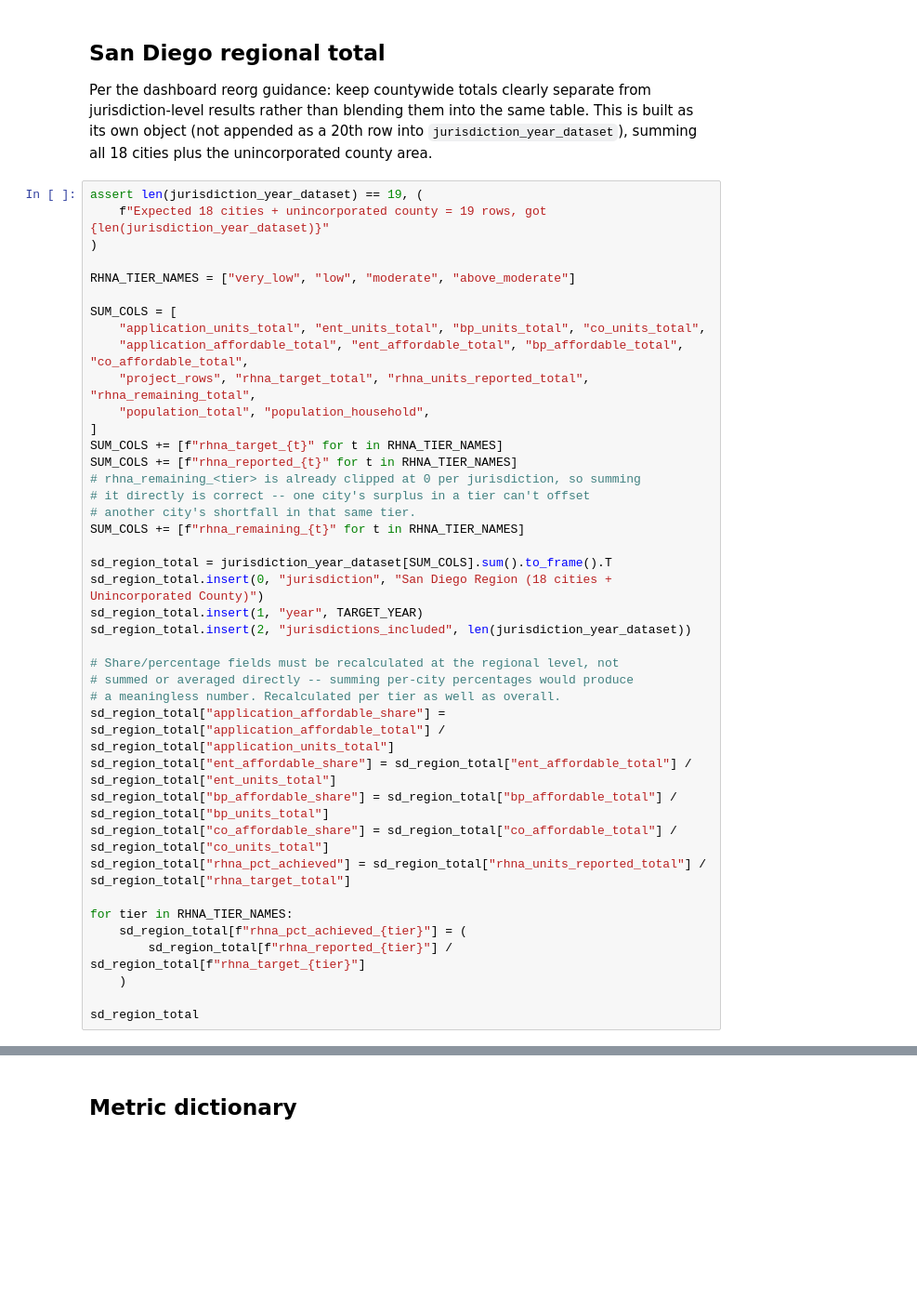
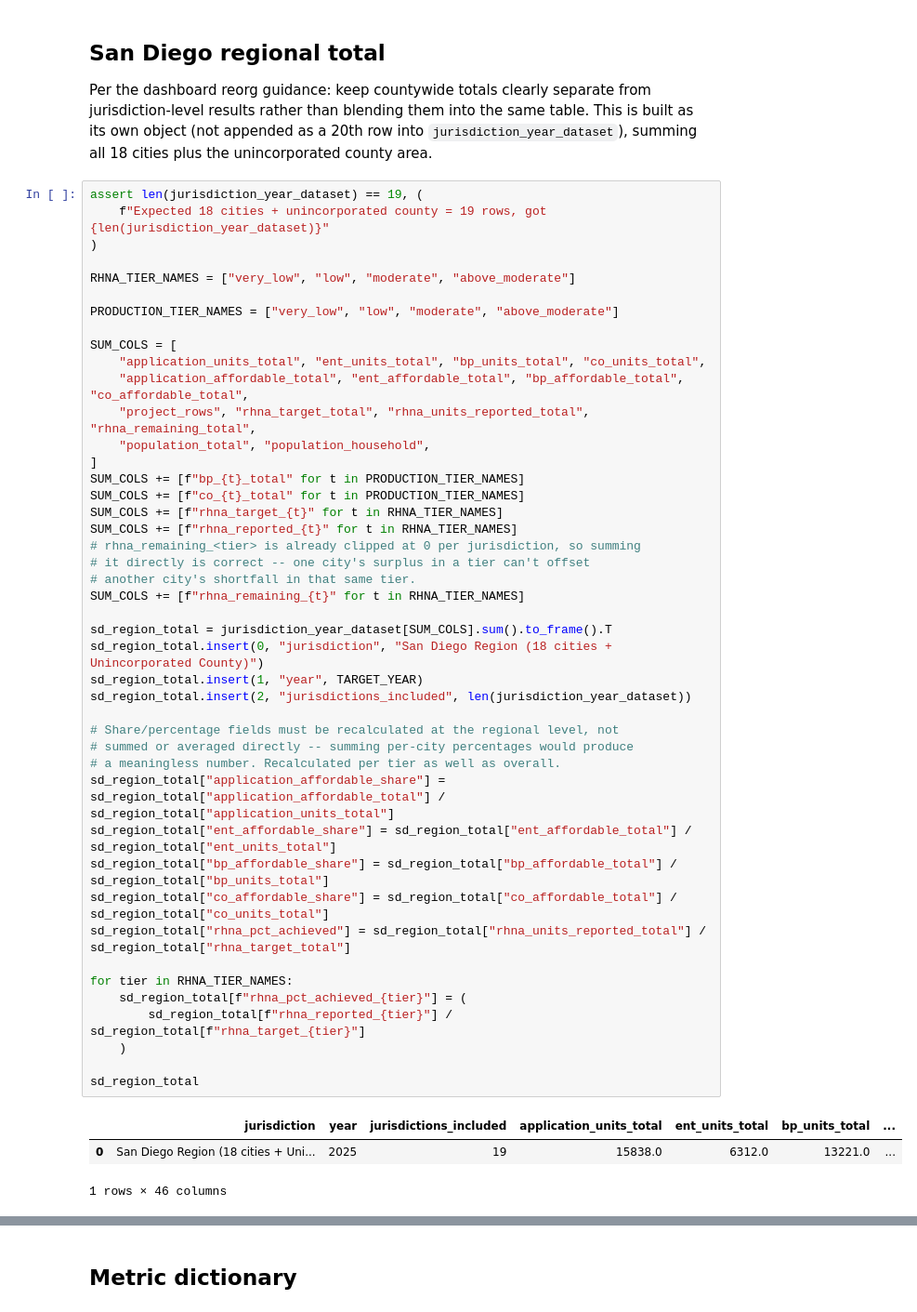
Before and after one commit to laurenthanhvo/chpd-dashboard-data-validation, a Jupyter notebook: van's work/notebooks/rhna_housing_production.ipynb, the cells around one changed output, grey strips where cells are left out. Shown at 93% size. Saved outputs shown, nothing was run; the diff lists cells and outputs as text; blank space fills up the shorter version.

```diff
--- a/van's work/notebooks/rhna_housing_production.ipynb
+++ b/van's work/notebooks/rhna_housing_production.ipynb
@@ -756,39 +1093,47 @@ assert len(jurisdiction_year_dataset) == 19, (
 
 RHNA_TIER_NAMES = ["very_low", "low", "moderate", "above_moderate"]
 
+PRODUCTION_TIER_NAMES = ["very_low", "low", "moderate", "above_moderate"]
+
 SUM_COLS = [
     "application_units_total", "ent_units_total", "bp_units_total", "co_units_total",
     "application_affordable_total", "ent_affordable_total", "bp_affordable_total", "co_affordable_total",
     "project_rows", "rhna_target_total", "rhna_units_reported_total", "rhna_remaining_total",
     "population_total", "population_household",
 ]
+SUM_COLS += [f"bp_{t}_total" for t in PRODUCTION_TIER_NAMES]
+SUM_COLS += [f"co_{t}_total" for t in PRODUCTION_TIER_NAMES]
 SUM_COLS += [f"rhna_target_{t}" for t in RHNA_TIER_NAMES]
 SUM_COLS += [f"rhna_reported_{t}" for t in RHNA_TIER_NAMES]
 # rhna_remaining_<tier> is already clipped at 0 per jurisdiction, so summing
 # it directly is correct -- one city's surplus in a tier can't offset
 # another city's shortfall in that same tier.
 SUM_COLS += [f"rhna_remaining_{t}" for t in RHNA_TIER_NAMES]
 
 sd_region_total = jurisdiction_year_dataset[SUM_COLS].sum().to_frame().T
 sd_region_total.insert(0, "jurisdiction", "San Diego Region (18 cities + Unincorporated County)")
 sd_region_total.insert(1, "year", TARGET_YEAR)
 sd_region_total.insert(2, "jurisdictions_included", len(jurisdiction_year_dataset))
 
 # Share/percentage fields must be recalculated at the regional level, not
 # summed or averaged directly -- summing per-city percentages would produce
 # a meaningless number. Recalculated per tier as well as overall.
 sd_region_total["application_affordable_share"] = sd_region_total["application_affordable_total"] / sd_region_total["application_units_total"]
 sd_region_total["ent_affordable_share"] = sd_region_total["ent_affordable_total"] / sd_region_total["ent_units_total"]
 sd_region_total["bp_affordable_share"] = sd_region_total["bp_affordable_total"] / sd_region_total["bp_units_total"]
 sd_region_total["co_affordable_share"] = sd_region_total["co_affordable_total"] / sd_region_total["co_units_total"]
 sd_region_total["rhna_pct_achieved"] = sd_region_total["rhna_units_reported_total"] / sd_region_total["rhna_target_total"]
 
 for tier in RHNA_TIER_NAMES:
     sd_region_total[f"rhna_pct_achieved_{tier}"] = (
         sd_region_total[f"rhna_reported_{tier}"] / sd_region_total[f"rhna_target_{tier}"]
     )
 
 sd_region_total
+# %% [output]
+|  | jurisdiction | year | jurisdictions_included | application_units_total | ent_units_total | bp_units_total | ... |
+| 0 | San Diego Region (18 cities + Uni... | 2025 | 19 | 15838.0 | 6312.0 | 13221.0 | ... |
+1 rows × 46 columns
 # %%
 # Sanity check: regional total should exactly equal the sum of the 19
 # individual jurisdiction rows, not an independently-sourced number.
```
Also changed, not shown: parts of 36 cells of this notebook, 5 other files.
